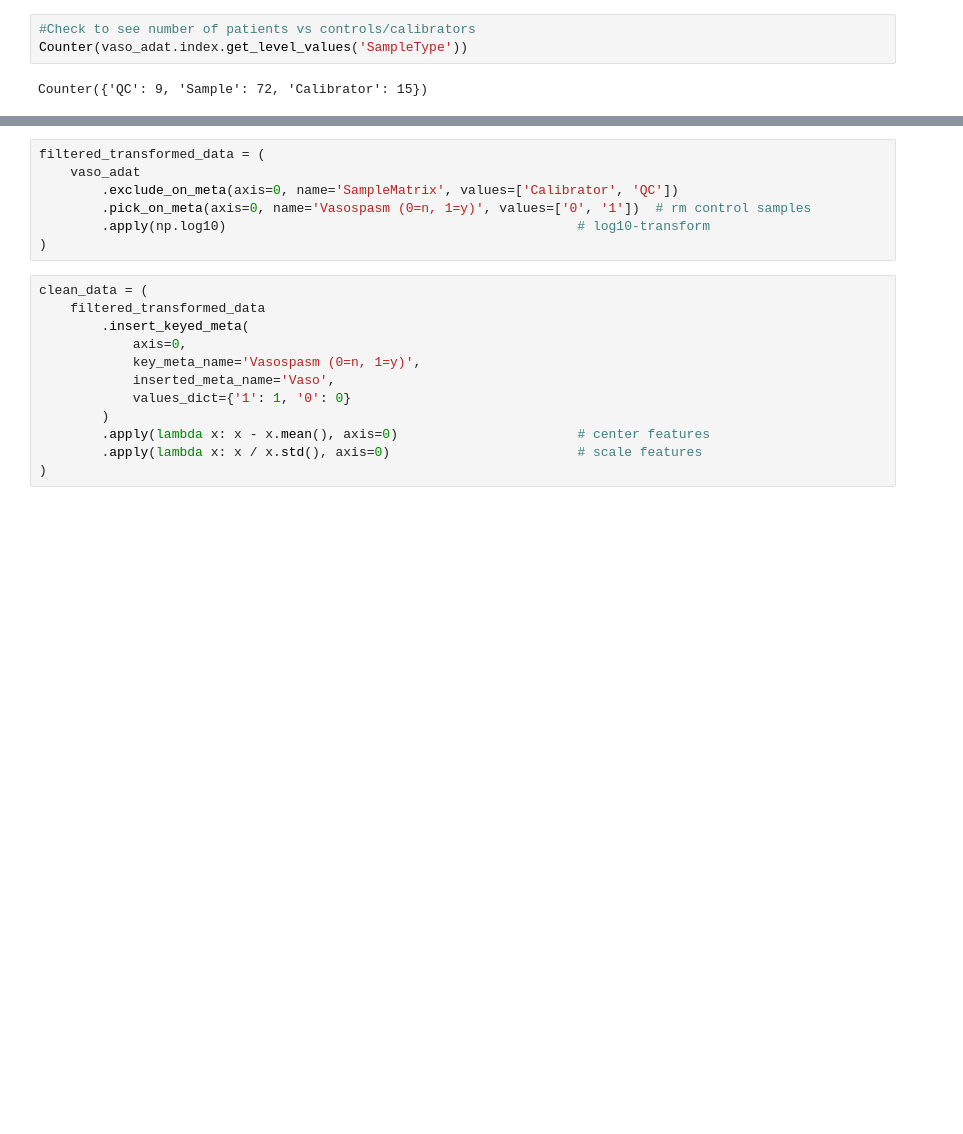
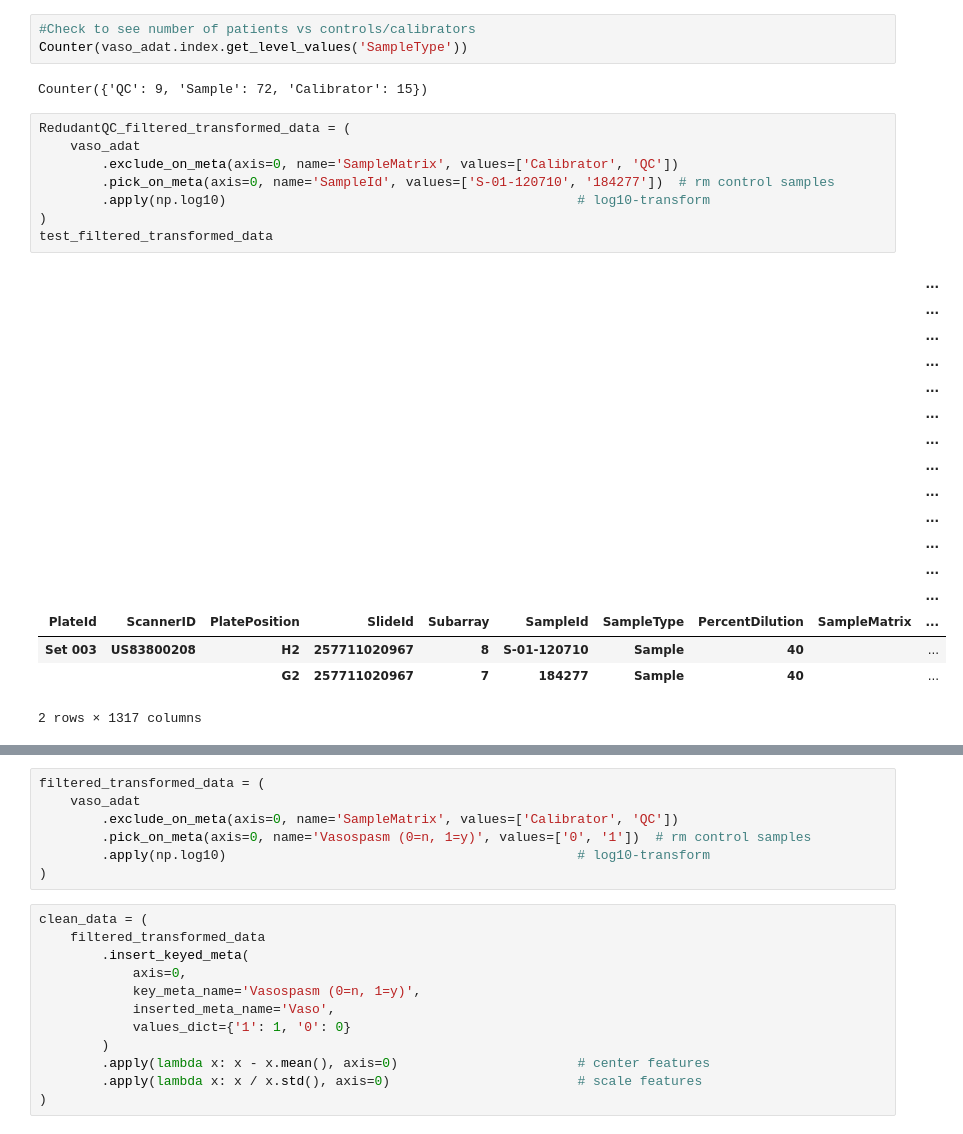
Before and after one commit to knewman55/SAHProject, a Jupyter notebook: SAHData.ipynb, the cells around one changed output, grey strips where cells are left out. Drawn from its saved outputs; the diff is of its cells as text; blank space fills up the shorter version.

```diff
--- a/SAHData.ipynb
+++ b/SAHData.ipynb
@@ -115,3 +101,29 @@ HTML(vaso_adat.iloc[:160, :10].to_html())
 Counter(vaso_adat.index.get_level_values('SampleType'))
 # %% [output]
 Counter({'QC': 9, 'Sample': 72, 'Calibrator': 15})
+# %%
+RedudantQC_filtered_transformed_data = (
+    vaso_adat
+        .exclude_on_meta(axis=0, name='SampleMatrix', values=['Calibrator', 'QC'])
+        .pick_on_meta(axis=0, name='SampleId', values=['S-01-120710', '184277'])  # rm control samples
+        .apply(np.log10)                                             # log10-transform
+)
+test_filtered_transformed_data
+# %% [output]
+|  |  |  |  |  |  |  |  |  | ... |
+|  |  |  |  |  |  |  |  |  | ... |
+|  |  |  |  |  |  |  |  |  | ... |
+|  |  |  |  |  |  |  |  |  | ... |
+|  |  |  |  |  |  |  |  |  | ... |
+|  |  |  |  |  |  |  |  |  | ... |
+|  |  |  |  |  |  |  |  |  | ... |
+|  |  |  |  |  |  |  |  |  | ... |
+|  |  |  |  |  |  |  |  |  | ... |
+|  |  |  |  |  |  |  |  |  | ... |
+|  |  |  |  |  |  |  |  |  | ... |
+|  |  |  |  |  |  |  |  |  | ... |
+|  |  |  |  |  |  |  |  |  | ... |
+| PlateId | ScannerID | PlatePosition | SlideId | Subarray | SampleId | SampleType | PercentDilution | SampleMatrix | ... |
+| Set 003 | US83800208 | H2 | 257711020967 | 8 | S-01-120710 | Sample | 40 |  | ... |
+|  |  | G2 | 257711020967 | 7 | 184277 | Sample | 40 |  | ... |
+2 rows × 1317 columns
```
Also changed, not shown: parts of 6 cells of this notebook, 1 other file.
